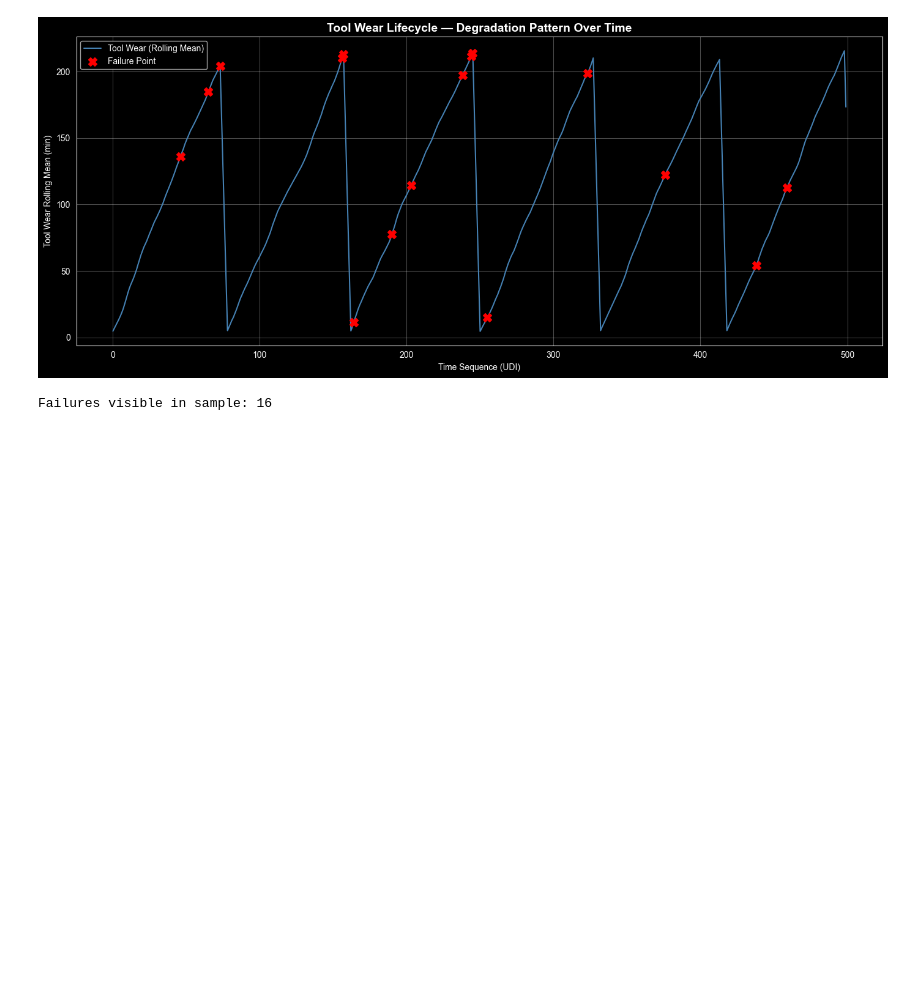
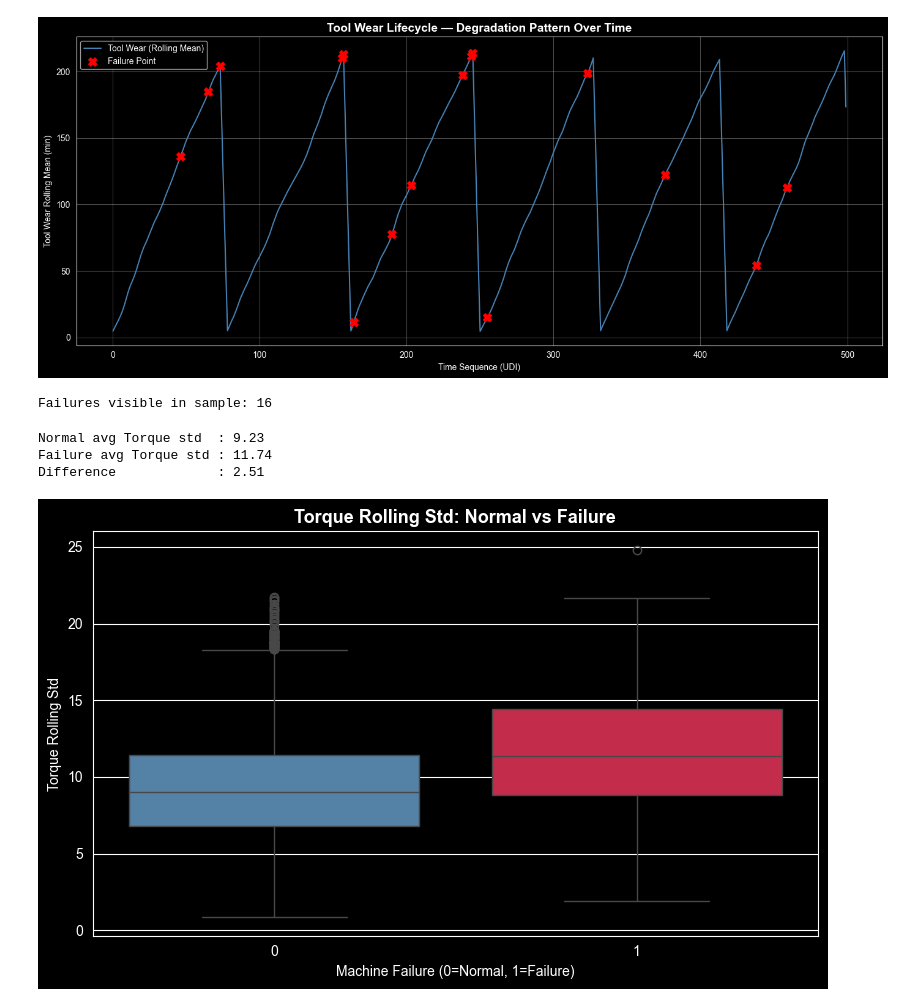
Before and after one commit to KVP6755/Project1_Predictive-Maintenance, a Jupyter notebook: notebooks/week2_Advanced_feature_engineering.ipynb, the cells around one changed output. Cells and saved outputs as stored; diff of their text form; code cells hidden in the pictures; blank space fills up the shorter version.

Commit message:
feat: compare torque rolling std normal vs failure — diff of 2.51 (fixes #3)

```diff
--- a/notebooks/week2_Advanced_feature_engineering.ipynb
+++ b/notebooks/week2_Advanced_feature_engineering.ipynb
@@ -7,6 +7,7 @@ import seaborn as sns
 # %%
 # Step - 2: Load the engineered IoT weather dataset
 df = pd.read_csv('../data/engineered_iot_weather_dataset.csv')
+df['Machine failure'] = df['Machine failure'].astype(int)
 
 print("Shape:", df.shape)
 print("Columns:", list(df.columns))
@@ -265,3 +266,35 @@ print(f"Failures visible in sample: {len(failures)}")
 # %% [output]
 [figure]
 Failures visible in sample: 16
+# %%
+# Step 11: Compare Torque rolling std between normal and failure cases
+# Higher torque instability before failure = key predictive signal
+
+plt.figure(figsize=(8, 5))
+sns.boxplot(
+    x='Machine failure',
+    y='Torque [Nm]_roll_std',
+    hue='Machine failure',        # ← ADD THIS (fixes FutureWarning)
+    data=df,
+    palette={0: 'steelblue', 1: 'crimson'},
+    legend=False                  # ← ADD THIS
+)
+plt.title('Torque Rolling Std: Normal vs Failure',
+          fontsize=13, fontweight='bold')
+plt.xlabel('Machine Failure (0=Normal, 1=Failure)')
+plt.ylabel('Torque Rolling Std')
+
+normal_mean = df[df['Machine failure']==0]['Torque [Nm]_roll_std'].mean()
+failure_mean = df[df['Machine failure']==1]['Torque [Nm]_roll_std'].mean()
+print(f"Normal avg Torque std  : {normal_mean:.2f}")
+print(f"Failure avg Torque std : {failure_mean:.2f}")
+print(f"Difference             : {failure_mean - normal_mean:.2f}")
+
+plt.tight_layout()
+plt.savefig('../plots/torque_std_by_failure.png', dpi=150)
+plt.show()
+# %% [output]
+Normal avg Torque std  : 9.23
+Failure avg Torque std : 11.74
+Difference             : 2.51
+[figure, added]
```
Also changed, not shown: 1 other file.
